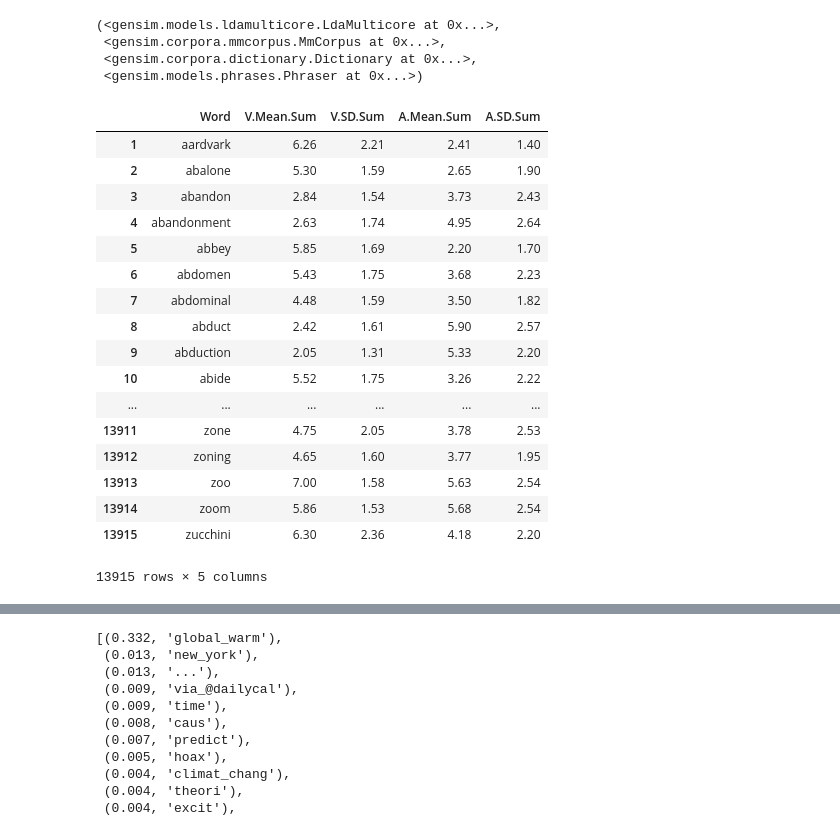
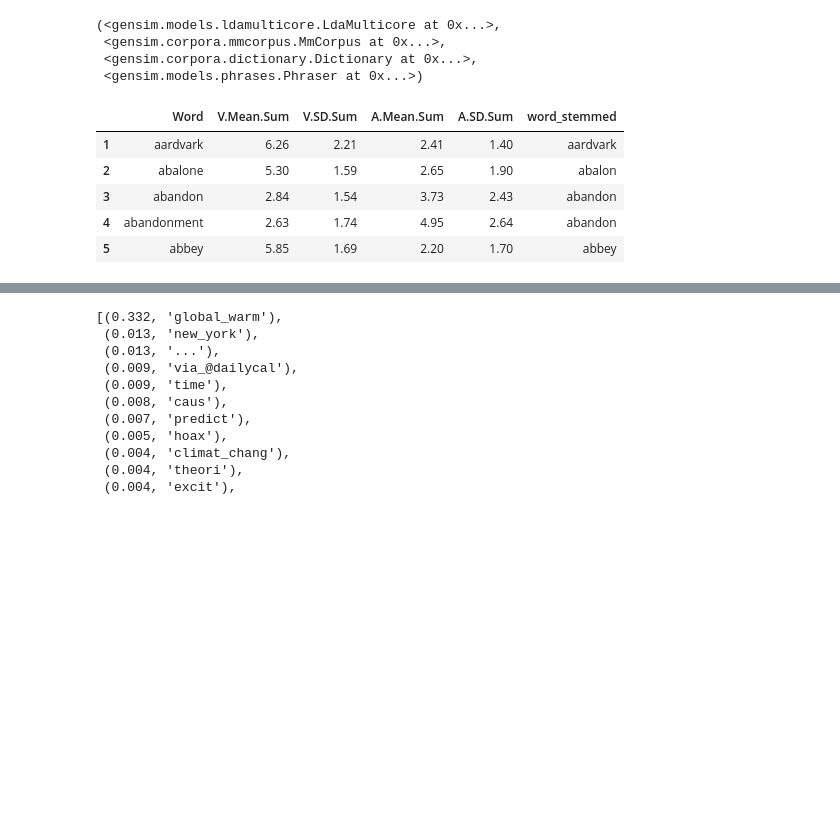
Before and after one commit to NYU-CDS-Capstone-Project/NotablyLoftyPotential, a Jupyter notebook: final_output/4 - Topic Valence and Arousal.ipynb, the cells around one changed output, grey strips where cells are left out. Drawn from its saved outputs; the diff is of its cells as text; code cells hidden in the pictures; blank space fills up the shorter version.

```diff
--- a/final_output/4 - Topic Valence and Arousal.ipynb
+++ b/final_output/4 - Topic Valence and Arousal.ipynb
@@ -48,25 +48,14 @@ model, corpus, dictionary, phraser
 # %%
 df = pd.read_csv('model_files/valence_arousal.csv', header=0, index_col=0, sep=',')
 keep = ['Word','V.Mean.Sum','V.SD.Sum', 'A.Mean.Sum','A.SD.Sum']
 remove = [col for col in df.columns.tolist() if col not in set(keep)]
 df = df.drop(remove, axis=1)
-df
+df['word_stemmed'] = df['Word'].apply(stemmer.stem)
+df.head()
 # %% [output]
-|  | Word | V.Mean.Sum | V.SD.Sum | A.Mean.Sum | A.SD.Sum |
-| 1 | aardvark | 6.26 | 2.21 | 2.41 | 1.40 |
-| 2 | abalone | 5.30 | 1.59 | 2.65 | 1.90 |
-| 3 | abandon | 2.84 | 1.54 | 3.73 | 2.43 |
-| 4 | abandonment | 2.63 | 1.74 | 4.95 | 2.64 |
-| 5 | abbey | 5.85 | 1.69 | 2.20 | 1.70 |
-| 6 | abdomen | 5.43 | 1.75 | 3.68 | 2.23 |
-| 7 | abdominal | 4.48 | 1.59 | 3.50 | 1.82 |
-| 8 | abduct | 2.42 | 1.61 | 5.90 | 2.57 |
-| 9 | abduction | 2.05 | 1.31 | 5.33 | 2.20 |
-| 10 | abide | 5.52 | 1.75 | 3.26 | 2.22 |
-| ... | ... | ... | ... | ... | ... |
-| 13911 | zone | 4.75 | 2.05 | 3.78 | 2.53 |
-| 13912 | zoning | 4.65 | 1.60 | 3.77 | 1.95 |
-| 13913 | zoo | 7.00 | 1.58 | 5.63 | 2.54 |
-| 13914 | zoom | 5.86 | 1.53 | 5.68 | 2.54 |
-| 13915 | zucchini | 6.30 | 2.36 | 4.18 | 2.20 |
+|  | Word | V.Mean.Sum | V.SD.Sum | A.Mean.Sum | A.SD.Sum | word_stemmed |
+| 1 | aardvark | 6.26 | 2.21 | 2.41 | 1.40 | aardvark |
+| 2 | abalone | 5.30 | 1.59 | 2.65 | 1.90 | abalon |
+| 3 | abandon | 2.84 | 1.54 | 3.73 | 2.43 | abandon |
+| 4 | abandonment | 2.63 | 1.74 | 4.95 | 2.64 | abandon |
+| 5 | abbey | 5.85 | 1.69 | 2.20 | 1.70 | abbey |
-13915 rows × 5 columns
```
Also changed, not shown: parts of 23 cells of this notebook.
